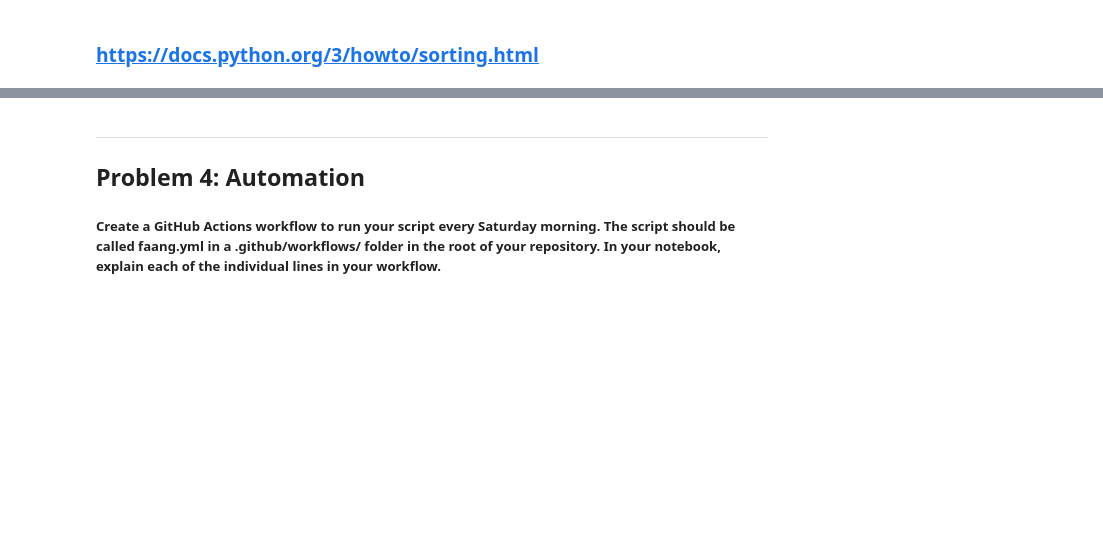
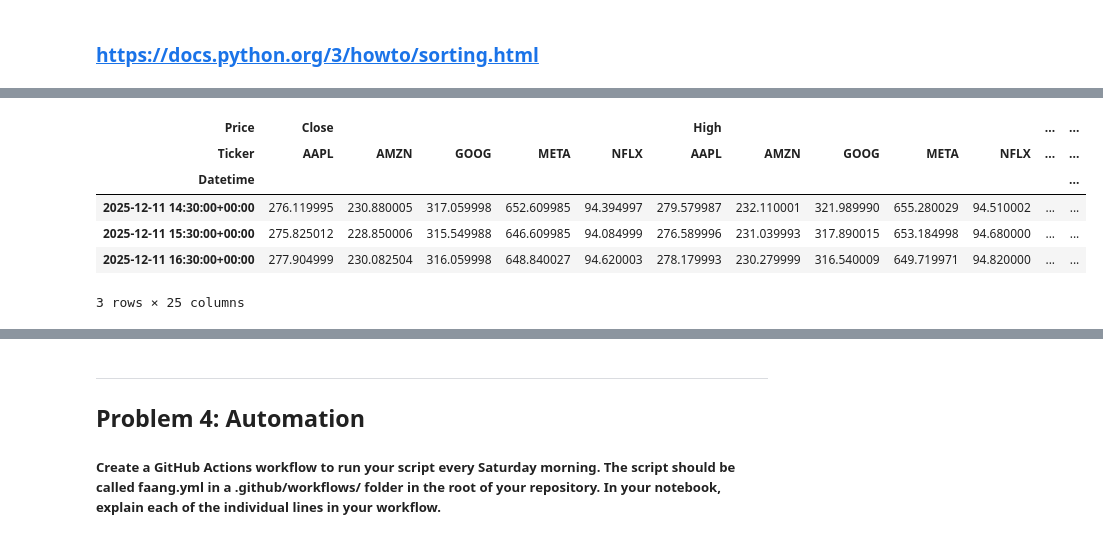
Before and after one commit to FaolanH/computer-infrastructure-assessment, a Jupyter notebook: problems.ipynb, the cells around one changed output, grey strips where cells are left out. Cells and saved outputs as stored; diff of their text form; code cells hidden in the pictures; blank space fills up the shorter version.

Commit message:
Inserting the datetime index

```diff
--- a/problems.ipynb
+++ b/problems.ipynb
@@ -236,0 +237,13 @@ datafiles [0]
+# %%
+# calling the newest csv, generating two header rows and skipping the NaN row
+df_update = pd.read_csv(f'data/{datafiles[0]}', header = [0,1], index_col = 0, parse_dates = True)
+
+df_update.head(3)
+# %% [output]
+| Price | Close |  |  |  |  | High |  |  |  |  | ... | ... |
+| Ticker | AAPL | AMZN | GOOG | META | NFLX | AAPL | AMZN | GOOG | META | NFLX | ... | ... |
+| Datetime |  |  |  |  |  |  |  |  |  |  |  | ... |
+| 2025-12-11 14:30:00+00:00 | 276.119995 | 230.880005 | 317.059998 | 652.609985 | 94.394997 | 279.579987 | 232.110001 | 321.989990 | 655.280029 | 94.510002 | ... | ... |
+| 2025-12-11 15:30:00+00:00 | 275.825012 | 228.850006 | 315.549988 | 646.609985 | 94.084999 | 276.589996 | 231.039993 | 317.890015 | 653.184998 | 94.680000 | ... | ... |
+| 2025-12-11 16:30:00+00:00 | 277.904999 | 230.082504 | 316.059998 | 648.840027 | 94.620003 | 278.179993 | 230.279999 | 316.540009 | 649.719971 | 94.820000 | ... | ... |
+3 rows × 25 columns
```
Also changed, not shown: parts of 6 cells of this notebook, 2 other files.
